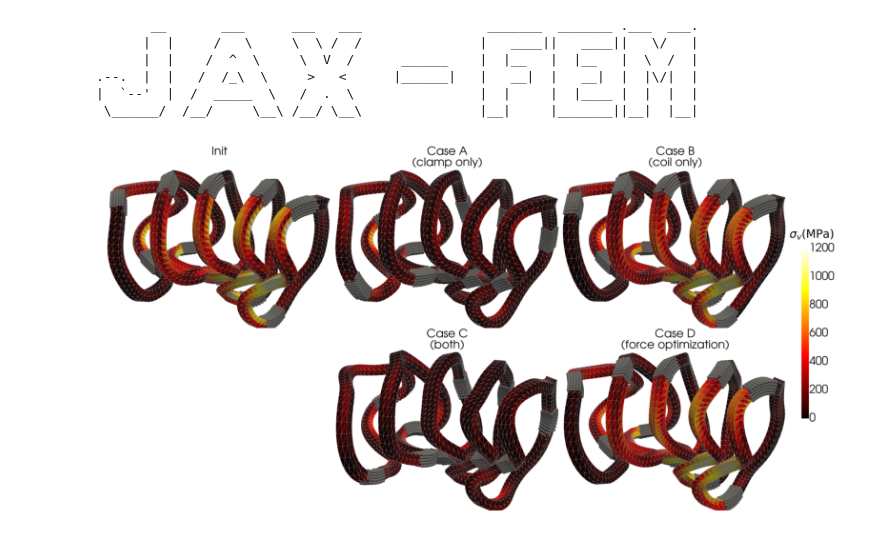
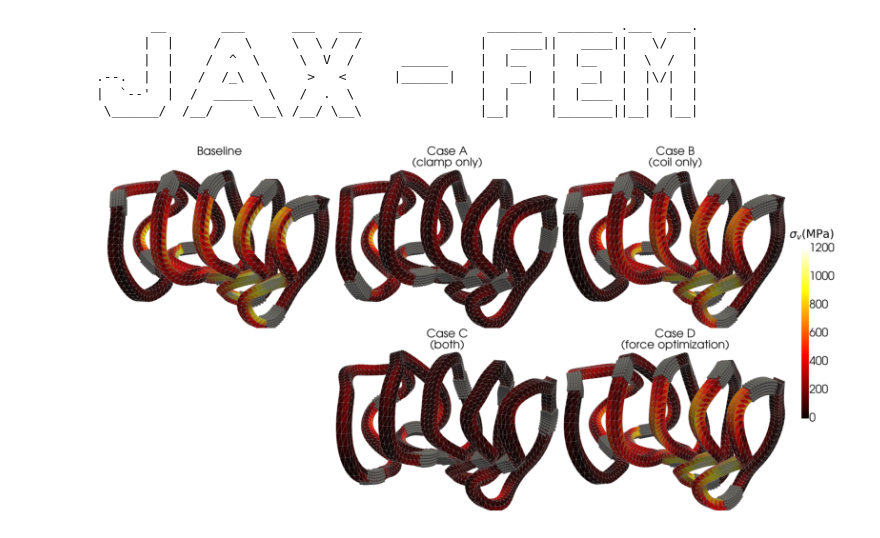
Before and after one commit to lankef/fem-data, a Jupyter notebook: w7x-continuation/plot_pyvista.ipynb, the cells around one changed output. Cells and saved outputs as stored; diff of their text form; code cells hidden in the pictures.

```diff
--- a/w7x-continuation/plot_pyvista.ipynb
+++ b/w7x-continuation/plot_pyvista.ipynb
@@ -105,7 +105,7 @@ folders = [
     'fem_data_force',
 ]
 names = {
-    'fem_data_w7x': 'Init',
+    'fem_data_w7x': 'Baseline',
     'fem_data_support': 'Case A\n(clamp only)',
     'fem_data_fixed': 'Case B\n(coil only)',
     'fem_data_movable': 'Case C\n(both)',
@@ -299,31 +299,31 @@ for q in quantities:
         mapper=bar_mapper,
         vertical=True,
         position_x=0.24, position_y=0.25,
         height=0.5, width=0.4,
         title_font_size=60,
         label_font_size=60,
         fmt="%.0f",
     )
     ticks = np.arange(0.0, clim[1] + 1e-9, tick_interval)   # 0, 200, 400, ...
     labels = vtk.vtkDoubleArray()
     labels.SetNumberOfValues(len(ticks))
     for k, t in enumerate(ticks):
         labels.SetValue(k, float(t))
     sb.SetUseCustomLabels(True)
     sb.SetCustomLabels(labels)
     img = p.screenshot(f'../figures/figure_{q}.png')   # also returns the rendered RGB array
     p.close()
 
     # ---- preview inline in the notebook ----
     import matplotlib.pyplot as plt
     ih, iw = img.shape[:2]
     fig, ax = plt.subplots(figsize=(10, 10 * ih / iw))
     ax.imshow(img)
     ax.axis('off')
     # ax.set_title(q)
     plt.show()
 
 pv.close_all()
 plt.close('all')
 # %% [output]
-[figure, old version]
+[figure, new version]
```
Also changed, not shown: parts of 2 cells of this notebook, 2 other files.
